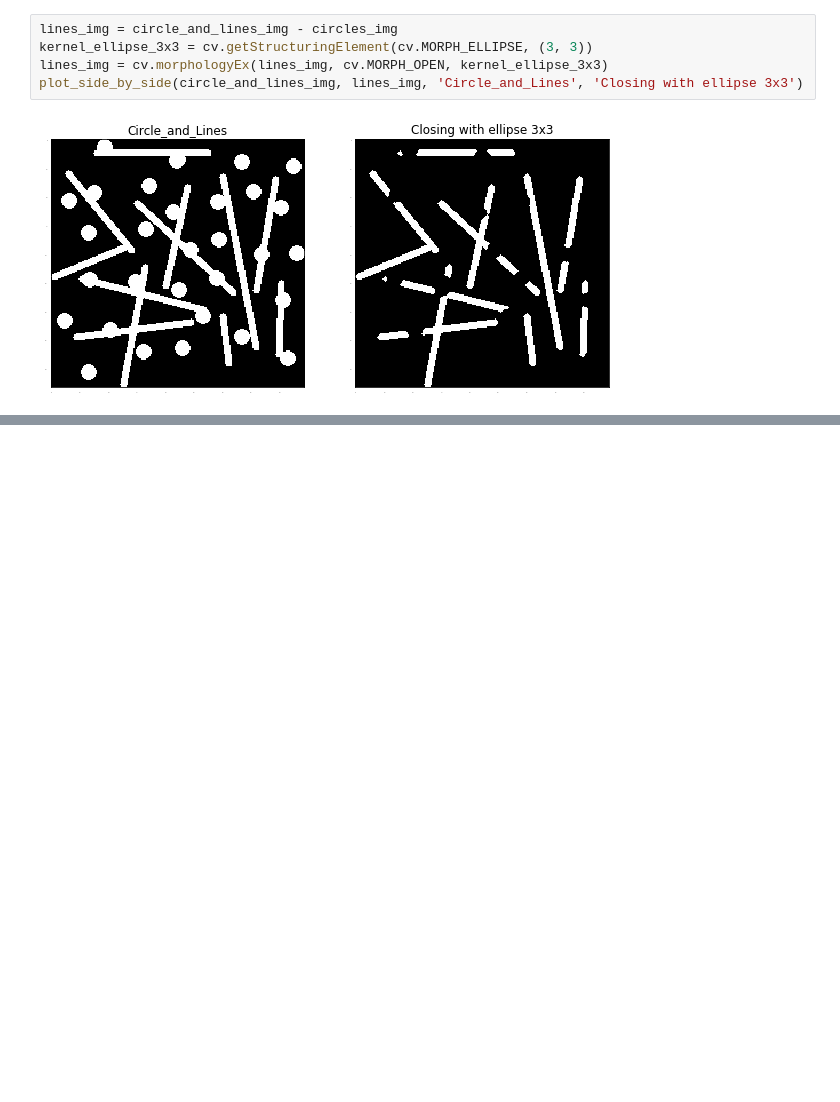
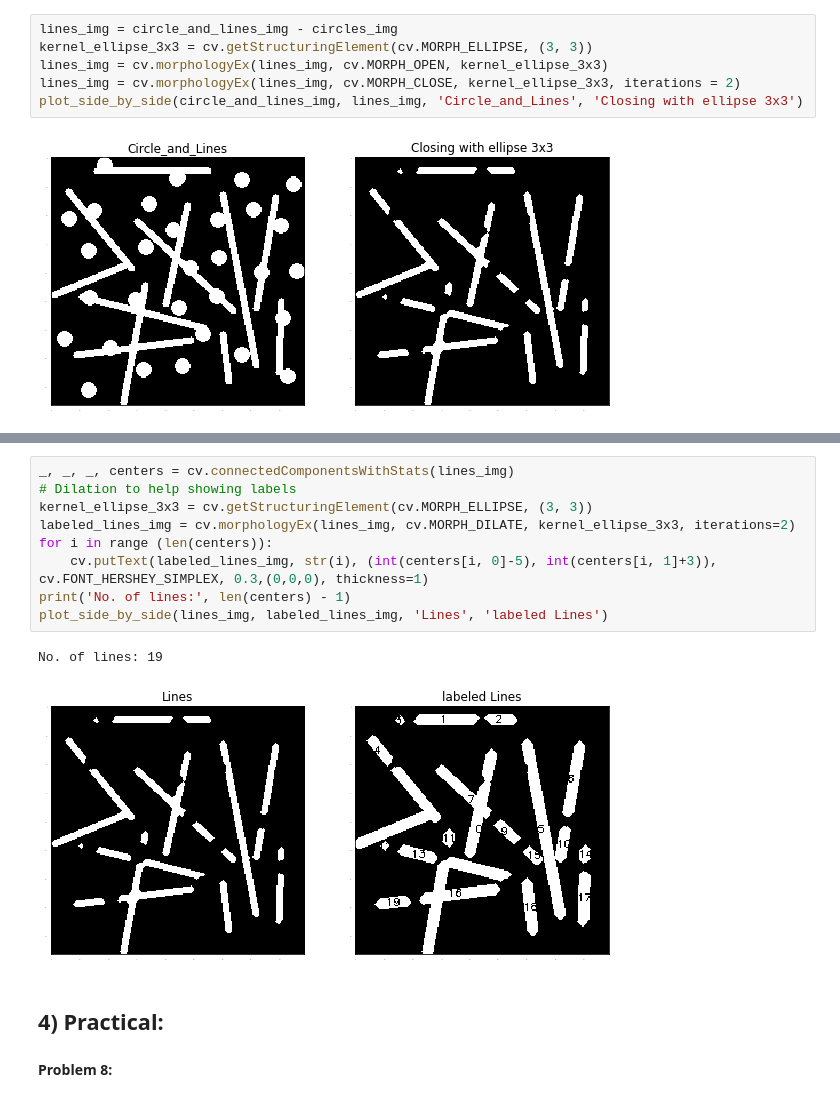
Before and after one commit to mohamedsaberibrahim/morphological-transformation-assignment, a Jupyter notebook: Morphological Transformations.ipynb, the cells around one changed output, grey strips where cells are left out. Drawn from its saved outputs; the diff is of its cells as text; blank space fills up the shorter version.

```diff
--- a/Morphological Transformations.ipynb
+++ b/Morphological Transformations.ipynb
@@ -112,6 +132,7 @@ plot_side_by_side(circle_and_lines_img, circles_img, 'Circle_and_Lines', 'Openin
 lines_img = circle_and_lines_img - circles_img
 kernel_ellipse_3x3 = cv.getStructuringElement(cv.MORPH_ELLIPSE, (3, 3))
 lines_img = cv.morphologyEx(lines_img, cv.MORPH_OPEN, kernel_ellipse_3x3)
+lines_img = cv.morphologyEx(lines_img, cv.MORPH_CLOSE, kernel_ellipse_3x3, iterations = 2)
 plot_side_by_side(circle_and_lines_img, lines_img, 'Circle_and_Lines', 'Closing with ellipse 3x3')
 # %% [output]
 [figure]
@@ -127,0 +149,16 @@ print(n1)
+# %%
+_, _, _, centers = cv.connectedComponentsWithStats(lines_img)
+# Dilation to help showing labels
+kernel_ellipse_3x3 = cv.getStructuringElement(cv.MORPH_ELLIPSE, (3, 3))
+labeled_lines_img = cv.morphologyEx(lines_img, cv.MORPH_DILATE, kernel_ellipse_3x3, iterations=2)
+for i in range (len(centers)):
+    cv.putText(labeled_lines_img, str(i), (int(centers[i, 0]-5), int(centers[i, 1]+3)), cv.FONT_HERSHEY_SIMPLEX, 0.3,(0,0,0), thickness=1)
+print('No. of lines:', len(centers) - 1)
+plot_side_by_side(lines_img, labeled_lines_img, 'Lines', 'labeled Lines')
+# %% [output]
+No. of lines: 19
+[figure, added]
+# %% [markdown]
+## 4) Practical:
+# %% [markdown]
+**Problem 8:**
```
Also changed, not shown: parts of 5 cells of this notebook.
